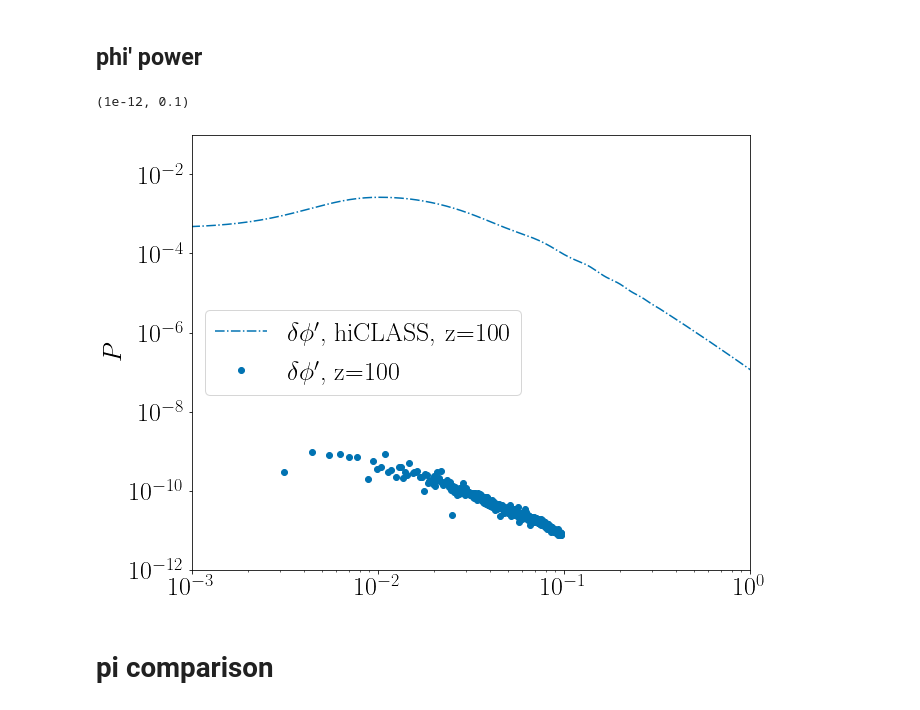
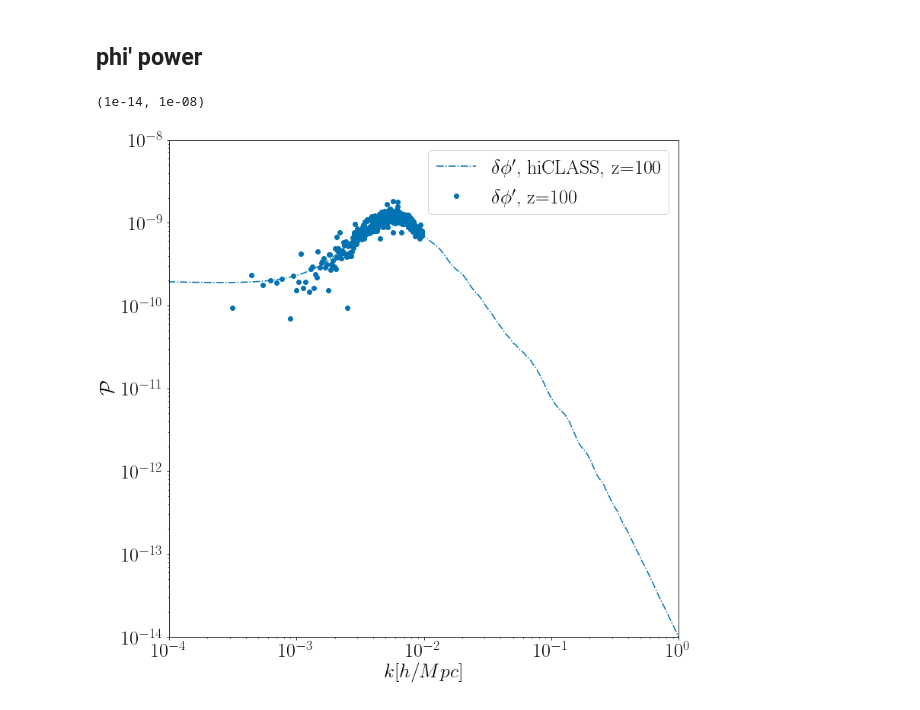
Before and after one commit to FarbodHassani/EQevolution, a Jupyter notebook: Notebook/Quintessence.ipynb, the cells around one changed output. Drawn from its saved outputs; the diff is of its cells as text; code cells hidden in the pictures.

```diff
--- a/Notebook/Quintessence.ipynb
+++ b/Notebook/Quintessence.ipynb
@@ -18,13 +18,18 @@ fig_size_y=14
 import seaborn as sns
 Colors = sns.color_palette("colorblind", 16).as_hex()
 # %%
-redshifts=[100 , 50 , 20,10];
+redshifts=[100, 90 , 50 , 20, 10, 0];
 gev_pi = [];
 gev_V_pi =[];
 class_tk = [];
+gev_m=[]
+gev_phi=[]
 for i in range(np.shape(redshifts)[0]):
     gev_pi.append(np.loadtxt("./../output/lcdm_pk00"+str(i)+"_pi.dat"))
     gev_V_pi.append(np.loadtxt("./../output/lcdm_pk00"+str(i)+"_V_pi.dat"))
+    gev_m.append(np.loadtxt("./../output/lcdm_pk00"+str(i)+"_delta.dat"))
+    gev_phi.append(np.loadtxt("./../output/lcdm_pk00"+str(i)+"_delta.dat"))
+
 for i in range(np.shape(redshifts)[0]):
     class_tk.append(np.loadtxt("./../../EQ_hi_class/output/quin_z"+str(i+1)+"_tk.dat"))
 gev_bg= np.loadtxt("./../output/quintessence_background.dat")
@@ -160,58 +120,54 @@ k_q = class_tk[0][:,0];
 
 Normlization = As*(k_q/kp)**(ns-1.);
 
-a_hiclass = 1./(1.+bg[:,0])
+H0_hiclass = bg[-1:,3];
+# Hconf = interpolate.interp1d(bg[:,0],bg[:,3])
 Hconf_hiclass = interpolate.interp1d(bg[:,0] ,bg[:,3] * a_hiclass  )
-# scalar = interpolate.interp1d((1./gev_bg[:,2]) -1.,gev_bg[:,4])
-# scalar_p = interpolate.interp1d((1./gev_bg[:,2]) -1.,gev_bg[:,5])
-# scalar_pp = interpolate.interp1d((1./gev_bg[:,2]) -1.,gev_bg[:,6])
-
 scalar = interpolate.interp1d(bg[:,0],bg[:,29])
 scalar_p = interpolate.interp1d(bg[:,0],bg[:,30])
 scalar_pp = interpolate.interp1d(bg[:,0],bg[:,31])
+a_hiclass = 1./(1.+bg[:,0])
 
 #####################
 ## scalar_field_prime
 #####################
 
-redshifts = [100,50,20]
 
 plt.rc('text', usetex=True)
 font = {'family' : 'normal',
         'weight' : 'bold',
         'size'   : text_size}
 
 matplotlib.rc('font', **font)
-plt.figure(figsize=(10,8))
 
+plt.figure(figsize=(12,12))
 
-zini = 100
 ###### hiclass results:
+# redshifts = [100,50,20]
 l=0
-for z in [100]:
-#     zini = 100
-    alpha = (class_tk[i][:,11] + 6.0 *class_tk[i][:,13] )/(2.*k_q*k_q);
+for i in range(0,1):
+    alpha = (class_tk[i][:,11] + 6.0 *class_tk[i][:,13] )/(2.*k_q*h*k_q*h);
     Vx = class_tk[i][:,5]
     Vx = Vx + alpha; # gauge transfomration to the Newtonian gauge
-    delta_phi = Vx * Hconf_hiclass(0) * scalar_p(redshifts[i])/(1./(1+redshifts[i]))
-
-    aini = 1./(1+z);
+    delta_phi = Vx * (1+redshifts[i]) * scalar_p(redshifts[i]);
+    z = redshifts[i];
     alpha_prime = (class_tk[0][:,9] + class_tk[0][:,8] -  class_tk[0][:,12]);
     Vx_prime = class_tk[0][:,6] + alpha_prime; # gauge transfomration
-    delta_phi_prime = Vx_prime* scalar_p(redshifts[i])/(1./(1+redshifts[i])) +  delta_phi * (scalar_pp(z)/ scalar_p(z) - Hconf_hiclass(z) ) #+ Vx * (- Hconf_hiclass(z) * scalar_p(z) + scalar_pp(z)))/aini;
-# bg[:,30]/Hconf_hiclass(0)
+    delta_phi_prime = scalar_p(z)*(1+z) * Vx_prime +  delta_phi *  (scalar_pp(z)/scalar_p(z) -Hconf_hiclass(z)) #* scalar_p(z)*(1+z)# +  delta_phi * (scalar_pp(z)/ scalar_p(z) - Hconf_hiclass(z) ) #+ Vx * (- Hconf_hiclass(z) * scalar_p(z) + scalar_pp(z)))/aini;
+    # delta phi'[gev] [1/T] = phi'[gev][1/T]/a * V_X'[1] + delta phi_gev[1] * (phi''[gev][1/T^2]/phi'[gev][1/T] - H_gev[1/T])
+    # deltaphi'(output) = delta phi'[gev] [1/T] /H0(gev)
+    delta_phi_prime = delta_phi_prime/Hconf_hiclass(0);
 
-    plt.plot(class_tk[0][:,0], (scalar_field_prime)**2* Normlization,"-.", color = Colors[l] , label = "$\delta\phi'$, hiCLASS, z="+str(z))
+    plt.plot(class_tk[0][:,0], (delta_phi_prime)**2* Normlization,"-.", color = Colors[l] , label = "$\delta\phi'$, hiCLASS, z="+str(z))
     plt.plot(gev_V_pi[0][:,0], gev_V_pi[0][:,1],"o",color = Colors[l],label = r"$\delta\phi'$, z="+str(z))
     l=l+1
 plt.legend()
-plt.ylabel(r"$P$")
+plt.ylabel(r"$\mathcal{P}$")
+plt.xlabel(r"$k[h/Mpc]$")
 plt.xscale('log')
 plt.yscale('log')
-plt.xlim(1.e-3,1.e0)
-plt.ylim(1.e-12,1.e-1)
+plt.xlim(1.e-4,1.e0)
+plt.ylim(1.e-14,1.e-8)
 # %% [output]
-(1e-12, 0.1)
+(1e-14, 1e-08)
-[figure, old version]
+[figure, new version]
-# %% [markdown]
-# pi comparison
```
Also changed, not shown: parts of 41 cells of this notebook, 10 other files.
